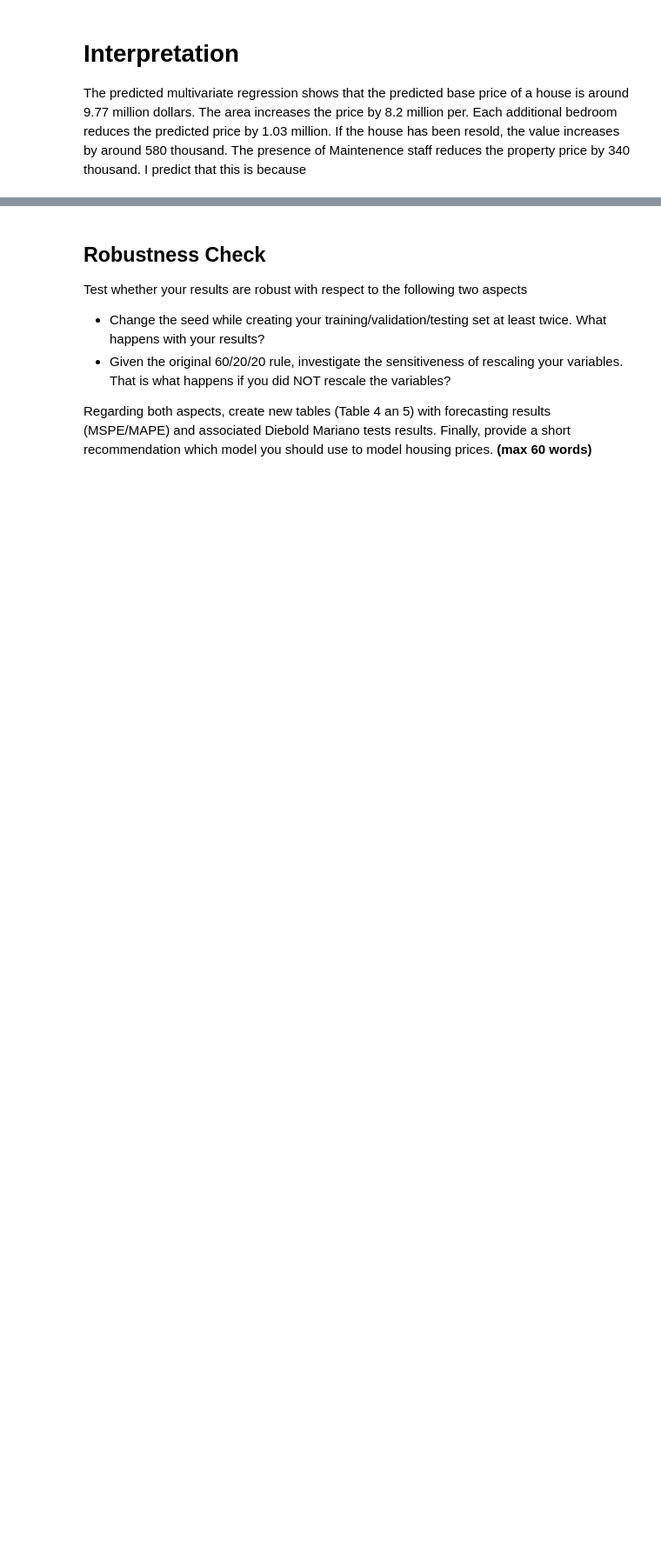
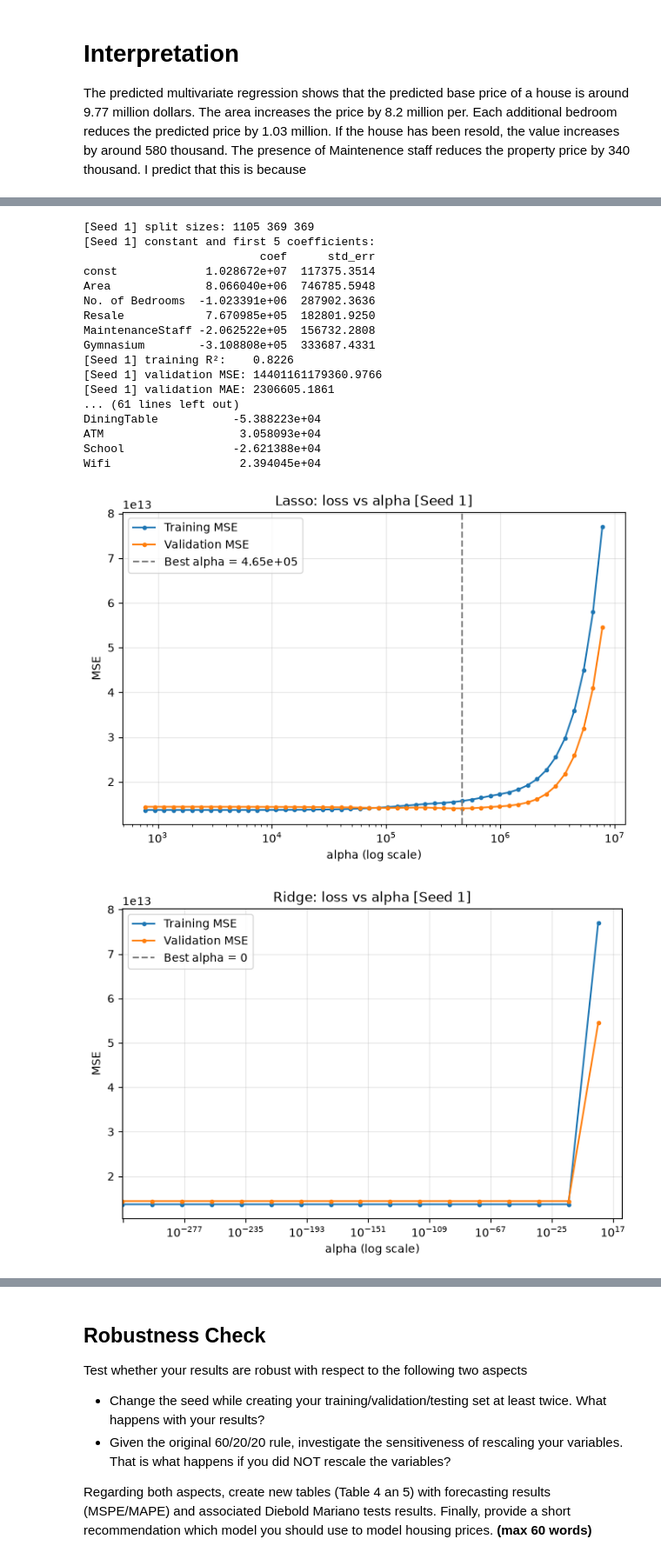
Before and after one commit to triazzlon/ML-Assignment, a Jupyter notebook: MLF_CASE_2930864_XX.ipynb, the cells around one changed output, grey strips where cells are left out. Shown at 87% size. Drawn from its saved outputs; the diff is of its cells as text; code cells hidden in the pictures; blank space fills up the shorter version.

```diff
--- a/MLF_CASE_2930864_XX.ipynb
+++ b/MLF_CASE_2930864_XX.ipynb
@@ -482,26 +362,34 @@ X_out = data_prep(df_out, "df_out",seed=42)
 # %%
+# We create a function that runs the linear regression fit from sklearn and outputs a table with the first 5 coefficients
 def run_linreg(prepared, label, feature_names, n_coefs=5):
     X_train, X_val, X_test, y_train, y_val, y_test = prepared
     X_train = np.asarray(X_train, dtype=float)
+    X_val   = np.asarray(X_val, dtype=float)
     y_train = np.asarray(y_train, dtype=float)
+    y_val   = np.asarray(y_val, dtype=float)
 
-    # Fit with sklearn
+    # Estimate the linear regression function with sklearn
     linreg = LinearRegression().fit(X_train, y_train)
     val_pred = linreg.predict(X_val)
 
-    # Standard errors computed by hand
+    # As robust SEs will converge for homoskedastic errors
+    # We choose to calculate the HC3 standard error Variant
     n, k = X_train.shape
-    X_design = np.column_stack([np.ones(n), X_train])       # constant + features
+    X_design = np.column_stack([np.ones(n), X_train])
     resid = y_train - linreg.predict(X_train)
-    sigma2 = resid @ resid / (n - k - 1)                    # residual variance
-    cov = sigma2 * np.linalg.inv(X_design.T @ X_design)     # covariance of estimates
+    XtX_inv = np.linalg.pinv(X_design.T @ X_design)
+
+    # We use the following formula for the
+    # "Sandwhich" estimator HC3: (X'X)^-1 X' diag(e^2 / (1-h)^2) X (X'X)^-1
+    h = np.einsum("ij,jk,ik->i", X_design, XtX_inv, X_design)
+    h = np.clip(h, 0, 1 - 1e-12)
+    w = resid**2 / (1 - h)**2
+    cov = XtX_inv @ (X_design.T * w) @ X_design @ XtX_inv
     se = np.sqrt(np.diag(cov))
 
+    #Outputting the table
     coef_table = pd.DataFrame(
-        {
-            "coef": np.r_[linreg.intercept_, linreg.coef_],
-            "std_err": se,
-        },
+        {"coef": np.r_[linreg.intercept_, linreg.coef_], "std_err": se},
         index=["const"] + list(feature_names),
     ).head(n_coefs + 1)
 
@@ -520,5 +408,6 @@ def run_linreg(prepared, label, feature_names, n_coefs=5):
     print(f"[{label}] validation R²:  {results['val_r2']:.4f}\n")
 
     results["coef_table"] = coef_table
+    results["model"] = linreg
     return results
 # %%
@@ -578,0 +690,35 @@ The predicted multivariate regression shows that the predicted base price of a h
+# %%
+# Here we rerun the data with a random seed, 140 instead of 42.
+# The seed used when calling the functioning is for setting the initial alpha
+X_seed1 = data_prep(df_clean, "Seed 1",seed=140)
+res_clean = run_linreg(X_seed1, "Seed 1", df_clean.drop(columns=["Price"]).columns)
+res_lasso, lasso_model, lasso_loss = run_lasso(
+    X_seed1, "Seed 1",
+    feature_names=df_clean.drop(columns=["Price"]).columns,
+    seed=42,
+)
+res_ridge, ridge_model, ridge_loss = run_ridge(
+    X_seed1, "Seed 1",
+    feature_names=df_clean.drop(columns=["Price"]).columns,
+    seed=42,
+)
+# %% [output]
+[Seed 1] split sizes: 1105 369 369
+[Seed 1] constant and first 5 coefficients:
+                          coef      std_err
+const             1.028672e+07  117375.3514
+Area              8.066040e+06  746785.5948
+No. of Bedrooms  -1.023391e+06  287902.3636
+Resale            7.670985e+05  182801.9250
+MaintenanceStaff -2.062522e+05  156732.2808
+Gymnasium        -3.108808e+05  333687.4331
+[Seed 1] training R²:    0.8226
+[Seed 1] validation MSE: 14401161179360.9766
+[Seed 1] validation MAE: 2306605.1861
+... (61 lines left out)
+DiningTable           -5.388223e+04
+ATM                    3.058093e+04
+School                -2.621388e+04
+Wifi                   2.394045e+04
+[figure, added]
+[figure, added]
```
Also changed, not shown: parts of 50 cells of this notebook.
